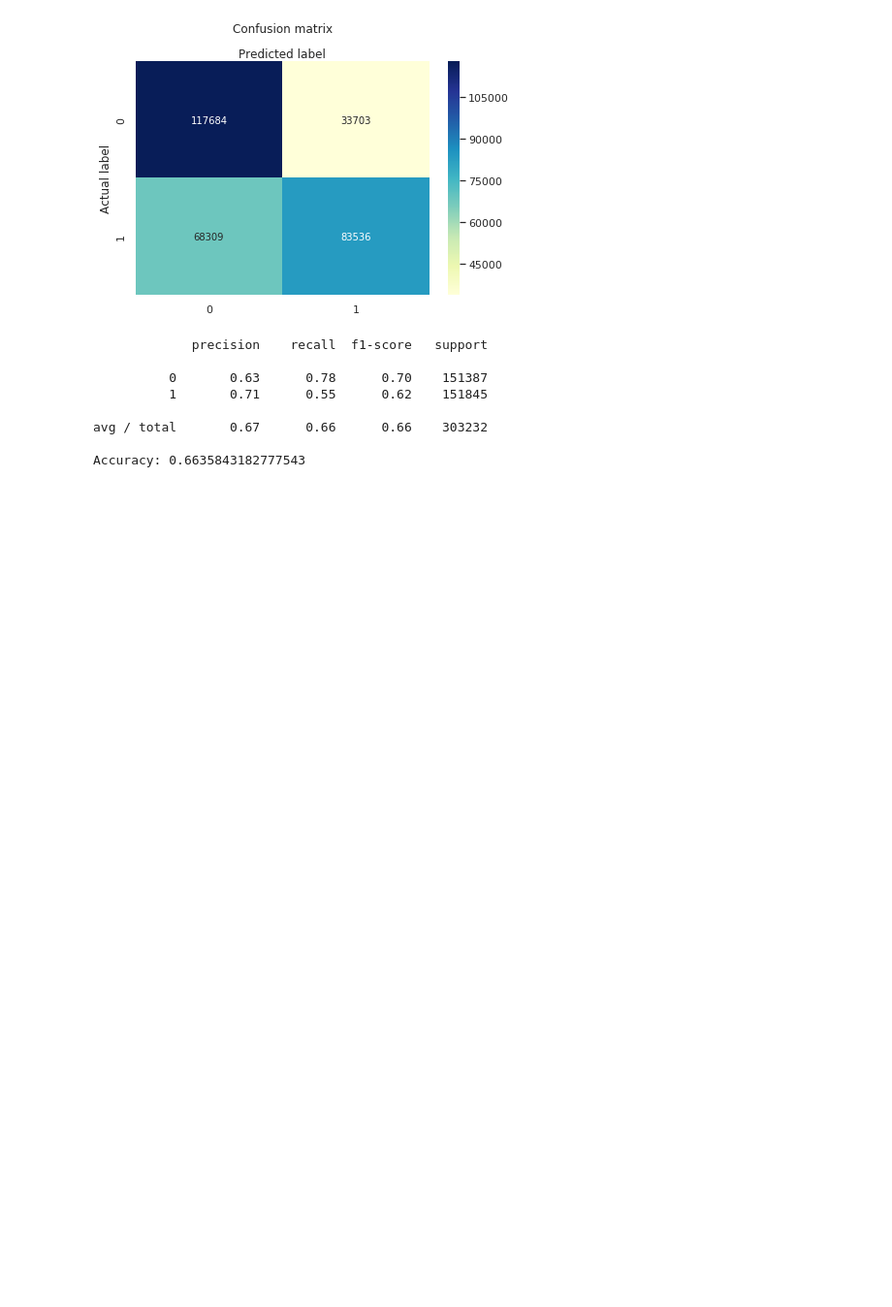
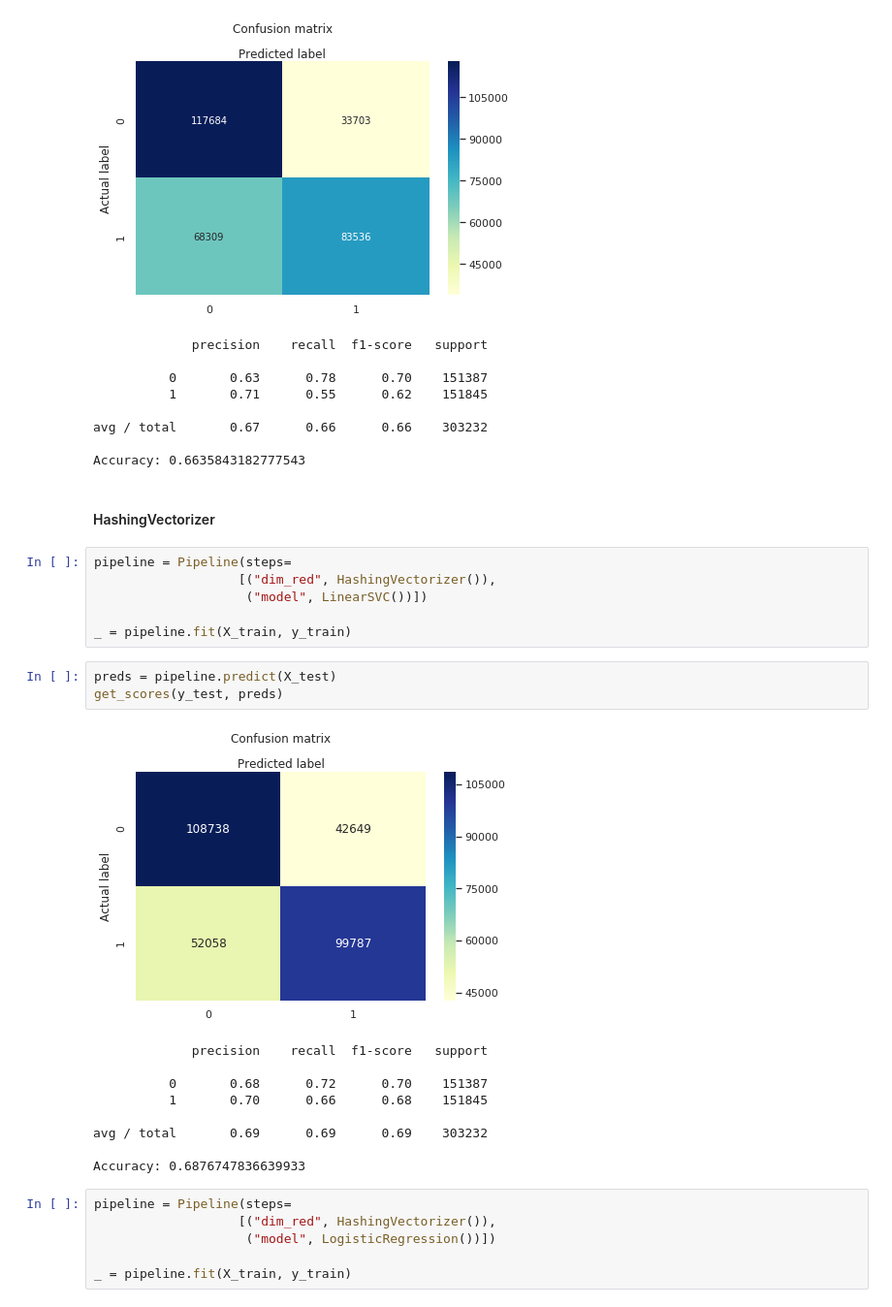
Before and after one commit to MatiGoldman/itc-sarcasm-detector-project, a Jupyter notebook: 3-Modeling.ipynb, the cells around one changed output. Shown at 97% size. Cells and saved outputs as stored; diff of their text form; blank space fills up the shorter version.

Commit message:
Update modeling

```diff
--- a/3-Modeling.ipynb
+++ b/3-Modeling.ipynb
@@ -330,3 +335,30 @@ get_scores(y_test, preds)
 avg / total       0.67      0.66      0.66    303232
 
 Accuracy: 0.6635843182777543
+# %% [markdown]
+#### HashingVectorizer
+# %%
+pipeline = Pipeline(steps=
+                   [("dim_red", HashingVectorizer()),
+                    ("model", LinearSVC())])
+
+_ = pipeline.fit(X_train, y_train)
+# %%
+preds = pipeline.predict(X_test)
+get_scores(y_test, preds)
+# %% [output]
+[figure, added]
+             precision    recall  f1-score   support
+
+          0       0.68      0.72      0.70    151387
+          1       0.70      0.66      0.68    151845
+
+avg / total       0.69      0.69      0.69    303232
+
+Accuracy: 0.6876747836639933
+# %%
+pipeline = Pipeline(steps=
+                   [("dim_red", HashingVectorizer()),
+                    ("model", LogisticRegression())])
+
+_ = pipeline.fit(X_train, y_train)
```
Also changed, not shown: parts of 28 cells of this notebook.
